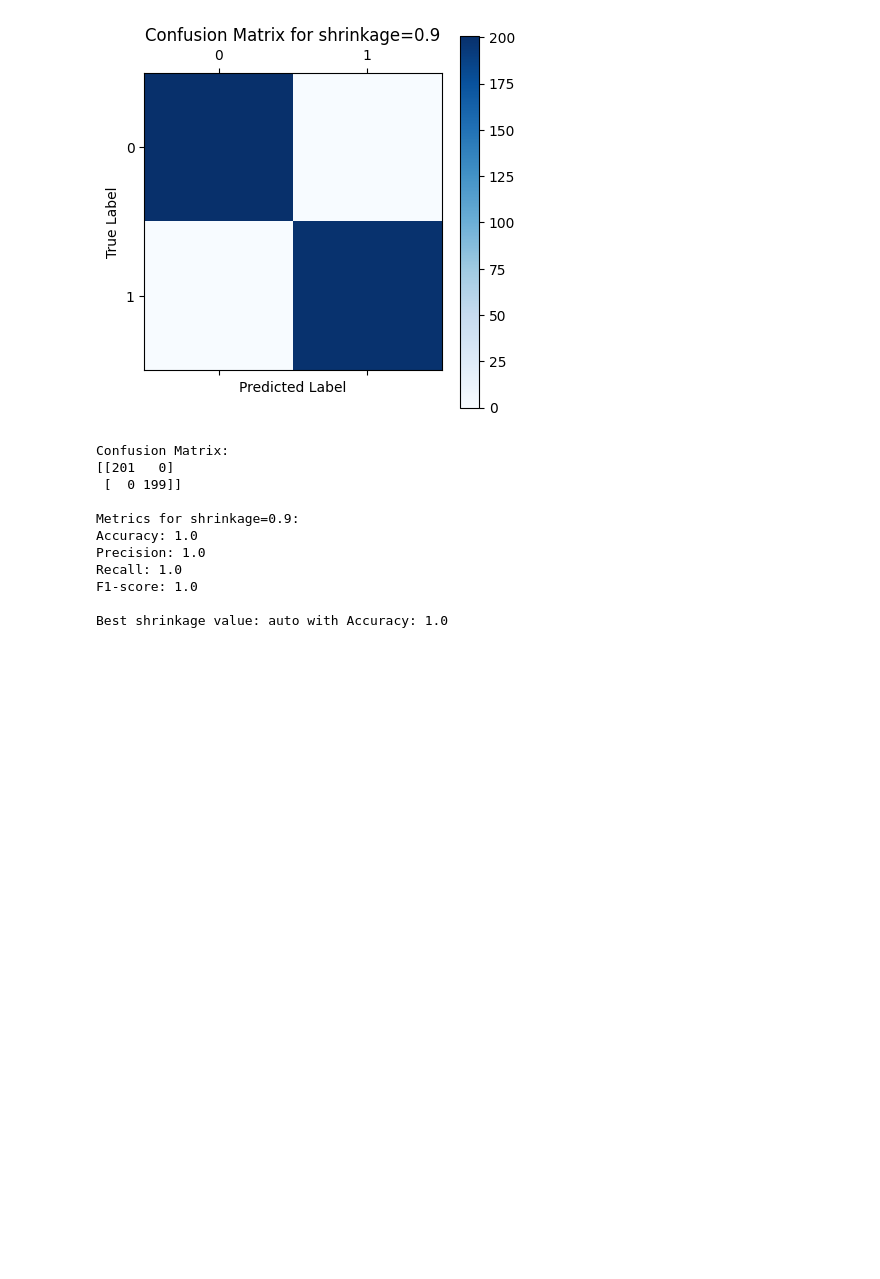
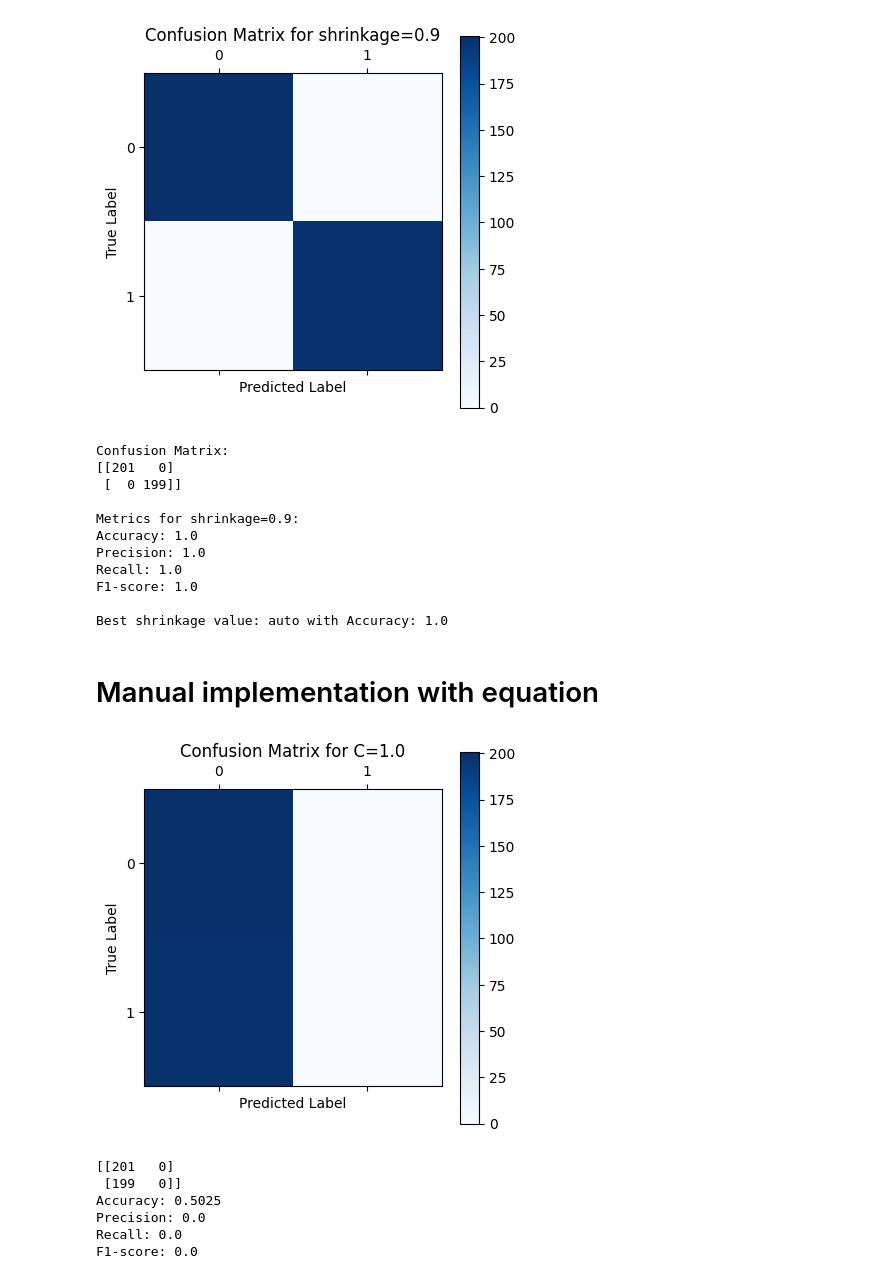
Before and after one commit to standsuser/VisualSemanticsWithCLIP, a Jupyter notebook: cat_dog1/ImageClassificationWithFisher_ML_P2.ipynb, the cells around one changed output. Cells and saved outputs as stored; diff of their text form; code cells hidden in the pictures; blank space fills up the shorter version.

```diff
--- a/cat_dog1/ImageClassificationWithFisher_ML_P2.ipynb
+++ b/cat_dog1/ImageClassificationWithFisher_ML_P2.ipynb
@@ -143,3 +143,5 @@ Recall: 1.0
 F1-score: 1.0
 
 Best shrinkage value: auto with Accuracy: 1.0
+# %% [markdown]
+# Manual implementation with equation
@@ -145,0 +190,5 @@ Best shrinkage value: auto with Accuracy: 1.0
+# %%
+train_features = torch.from_numpy(np.concatenate(train_embeddings))
+test_features = torch.from_numpy(np.concatenate(test_embeddings))
+
+feature_matrix = torch.cat((train_features, test_features), dim=0)
@@ -145,0 +232,44 @@ Best shrinkage value: auto with Accuracy: 1.0
+# %%
+from sklearn.metrics import confusion_matrix, accuracy_score, precision_score, recall_score, f1_score
+import matplotlib.pyplot as plt
+def predict(embeddings, w_fisher, threshold=0.5): #made threshold=0.5 but wasnt balanced so made it greater than 0.5 to decrease FP
+    scores = torch.matmul(embeddings, w_fisher)
+    predictions = (scores > threshold).long()
+
+    return predictions
+
+# Predict on the test set
+test_predictions = predict(feature_matrix[len(train_embeddings):], w_fisher)
+
+y_test = test_labels
+
+# Calculate confusion matrix and metrics
+confusion_matrix_test = confusion_matrix(y_test, test_predictions)
+accuracy = accuracy_score(y_test, test_predictions)
+precision = precision_score(y_test, test_predictions)
+recall = recall_score(y_test, test_predictions)
+f1 = f1_score(y_test, test_predictions)
+
+
+# Visualize the confusion matrix
+plt.matshow(confusion_matrix_test, cmap='Blues')
+plt.colorbar()
+plt.xlabel('Predicted Label')
+plt.ylabel('True Label')
+plt.title(f'Confusion Matrix for C={C}')
+plt.show()
+
+# Print metrics
+print(confusion_matrix_test)
+print(f"Accuracy: {accuracy}")
+print(f"Precision: {precision}")
+print(f"Recall: {recall}")
+print(f"F1-score: {f1}")
+# %% [output]
+[figure, added]
+[[201   0]
+ [199   0]]
+Accuracy: 0.5025
+Precision: 0.0
+Recall: 0.0
+F1-score: 0.0
```
Also changed, not shown: parts of 8 cells of this notebook.
